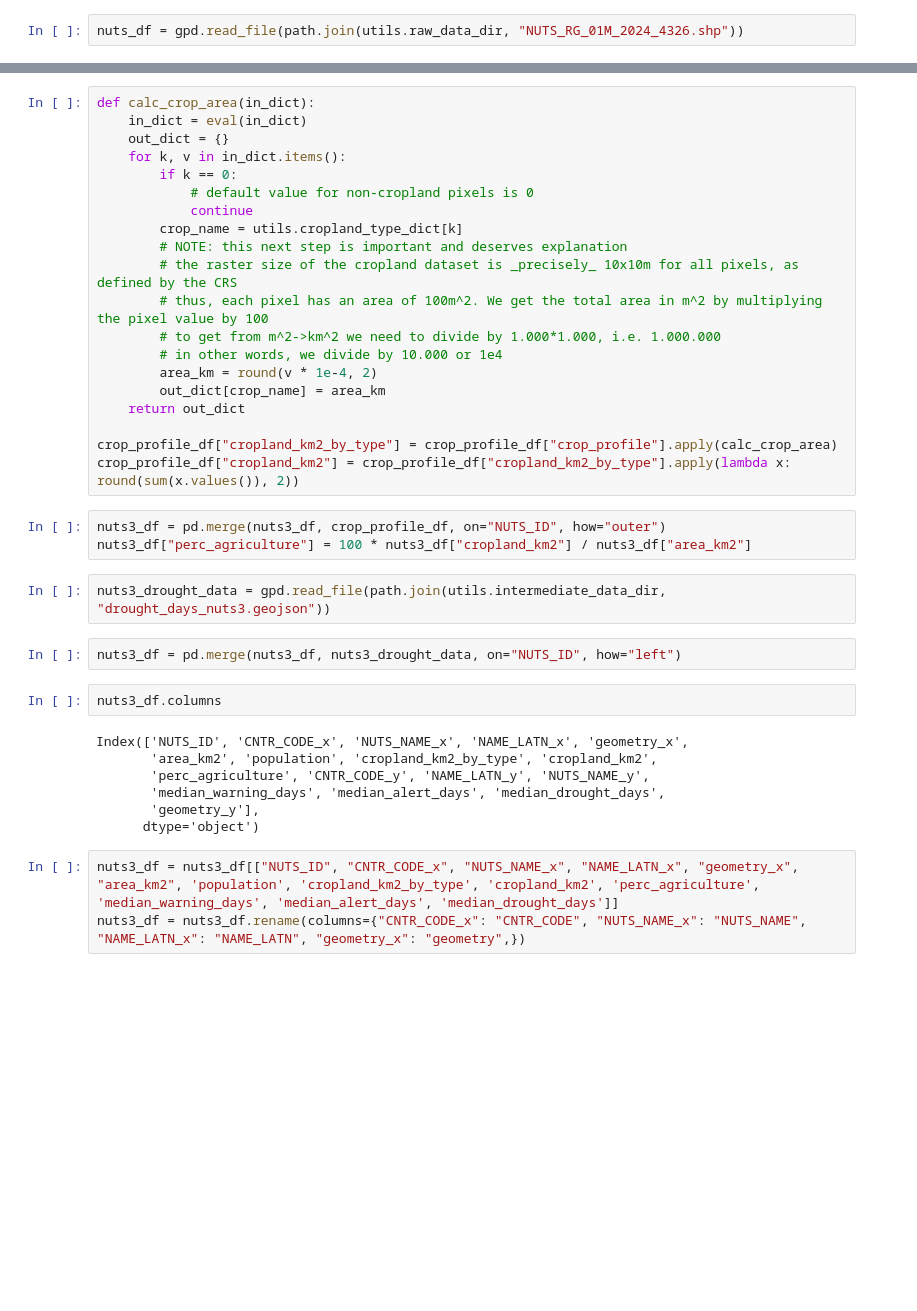
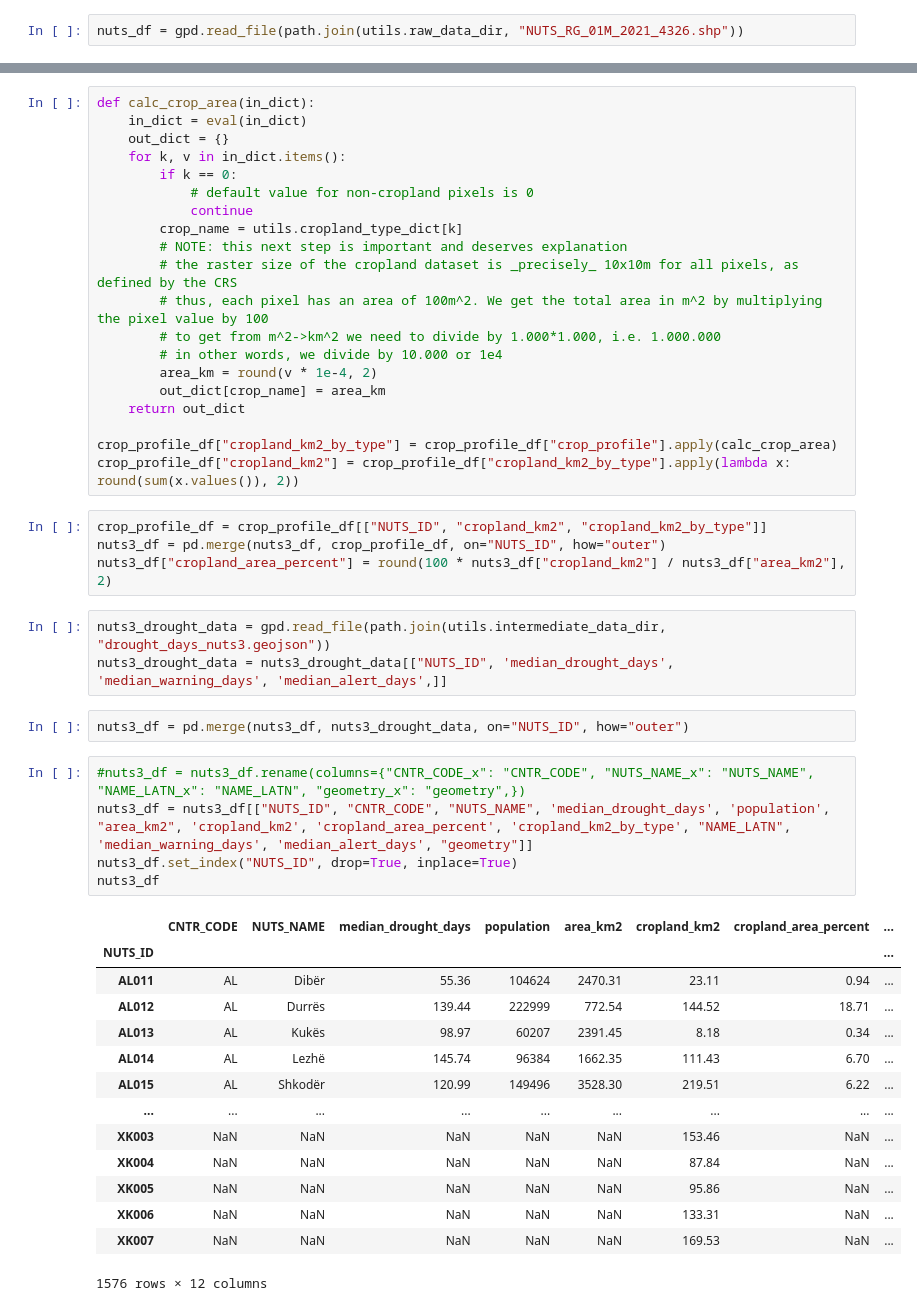
Before and after one commit to correctiv/CE_2026_4_drought, a Jupyter notebook: scripts/build_output_spreadsheets.ipynb, the cells around one changed output, grey strips where cells are left out. Saved outputs shown, nothing was run; the diff lists cells and outputs as text; blank space fills up the shorter version.

```diff
--- a/scripts/build_output_spreadsheets.ipynb
+++ b/scripts/build_output_spreadsheets.ipynb
@@ -6,7 +6,7 @@ import os.path as path
 import utils
 import glob
 # %%
-nuts_df = gpd.read_file(path.join(utils.raw_data_dir, "NUTS_RG_01M_2024_4326.shp"))
+nuts_df = gpd.read_file(path.join(utils.raw_data_dir, "NUTS_RG_01M_2021_4326.shp"))
 # %%
 nuts_df = nuts_df.to_crs(epsg=3035)
 nuts_df["area_km2"] = round(nuts_df.geometry.area / 1e6, 2)
@@ -65,21 +49,31 @@ def calc_crop_area(in_dict):
 crop_profile_df["cropland_km2_by_type"] = crop_profile_df["crop_profile"].apply(calc_crop_area)
 crop_profile_df["cropland_km2"] = crop_profile_df["cropland_km2_by_type"].apply(lambda x: round(sum(x.values()), 2))
 # %%
+crop_profile_df = crop_profile_df[["NUTS_ID", "cropland_km2", "cropland_km2_by_type"]]
 nuts3_df = pd.merge(nuts3_df, crop_profile_df, on="NUTS_ID", how="outer")
-nuts3_df["perc_agriculture"] = 100 * nuts3_df["cropland_km2"] / nuts3_df["area_km2"]
+nuts3_df["cropland_area_percent"] = round(100 * nuts3_df["cropland_km2"] / nuts3_df["area_km2"], 2)
 # %%
 nuts3_drought_data = gpd.read_file(path.join(utils.intermediate_data_dir, "drought_days_nuts3.geojson"))
+nuts3_drought_data = nuts3_drought_data[["NUTS_ID", 'median_drought_days', 'median_warning_days', 'median_alert_days',]]
 # %%
-nuts3_df = pd.merge(nuts3_df, nuts3_drought_data, on="NUTS_ID", how="left")
+nuts3_df = pd.merge(nuts3_df, nuts3_drought_data, on="NUTS_ID", how="outer")
-# %%
-nuts3_df.columns
-# %% [output]
-Index(['NUTS_ID', 'CNTR_CODE_x', 'NUTS_NAME_x', 'NAME_LATN_x', 'geometry_x',
-       'area_km2', 'population', 'cropland_km2_by_type', 'cropland_km2',
-       'perc_agriculture', 'CNTR_CODE_y', 'NAME_LATN_y', 'NUTS_NAME_y',
-       'median_warning_days', 'median_alert_days', 'median_drought_days',
-       'geometry_y'],
-      dtype='object')
 # %%
-nuts3_df = nuts3_df[["NUTS_ID", "CNTR_CODE_x", "NUTS_NAME_x", "NAME_LATN_x", "geometry_x", "area_km2", 'population', 'cropland_km2_by_type', 'cropland_km2', 'perc_agriculture', 'median_warning_days', 'median_alert_days', 'median_drought_days']]
-nuts3_df = nuts3_df.rename(columns={"CNTR_CODE_x": "CNTR_CODE", "NUTS_NAME_x": "NUTS_NAME", "NAME_LATN_x": "NAME_LATN", "geometry_x": "geometry",})
+#nuts3_df = nuts3_df.rename(columns={"CNTR_CODE_x": "CNTR_CODE", "NUTS_NAME_x": "NUTS_NAME", "NAME_LATN_x": "NAME_LATN", "geometry_x": "geometry",})
+nuts3_df = nuts3_df[["NUTS_ID", "CNTR_CODE", "NUTS_NAME", 'median_drought_days', 'population', "area_km2", 'cropland_km2', 'cropland_area_percent', 'cropland_km2_by_type', "NAME_LATN",  'median_warning_days', 'median_alert_days', "geometry"]]
+nuts3_df.set_index("NUTS_ID", drop=True, inplace=True)
+nuts3_df
+# %% [output]
+|  | CNTR_CODE | NUTS_NAME | median_drought_days | population | area_km2 | cropland_km2 | cropland_area_percent | ... |
+| NUTS_ID |  |  |  |  |  |  |  | ... |
+| AL011 | AL | Dibër | 55.36 | 104624 | 2470.31 | 23.11 | 0.94 | ... |
+| AL012 | AL | Durrës | 139.44 | 222999 | 772.54 | 144.52 | 18.71 | ... |
+| AL013 | AL | Kukës | 98.97 | 60207 | 2391.45 | 8.18 | 0.34 | ... |
+| AL014 | AL | Lezhë | 145.74 | 96384 | 1662.35 | 111.43 | 6.70 | ... |
+| AL015 | AL | Shkodër | 120.99 | 149496 | 3528.30 | 219.51 | 6.22 | ... |
+| ... | ... | ... | ... | ... | ... | ... | ... | ... |
+| XK003 | NaN | NaN | NaN | NaN | NaN | 153.46 | NaN | ... |
+| XK004 | NaN | NaN | NaN | NaN | NaN | 87.84 | NaN | ... |
+| XK005 | NaN | NaN | NaN | NaN | NaN | 95.86 | NaN | ... |
+| XK006 | NaN | NaN | NaN | NaN | NaN | 133.31 | NaN | ... |
+| XK007 | NaN | NaN | NaN | NaN | NaN | 169.53 | NaN | ... |
+1576 rows × 12 columns
```
Also changed, not shown: parts of 9 cells of this notebook, 5 other files.
